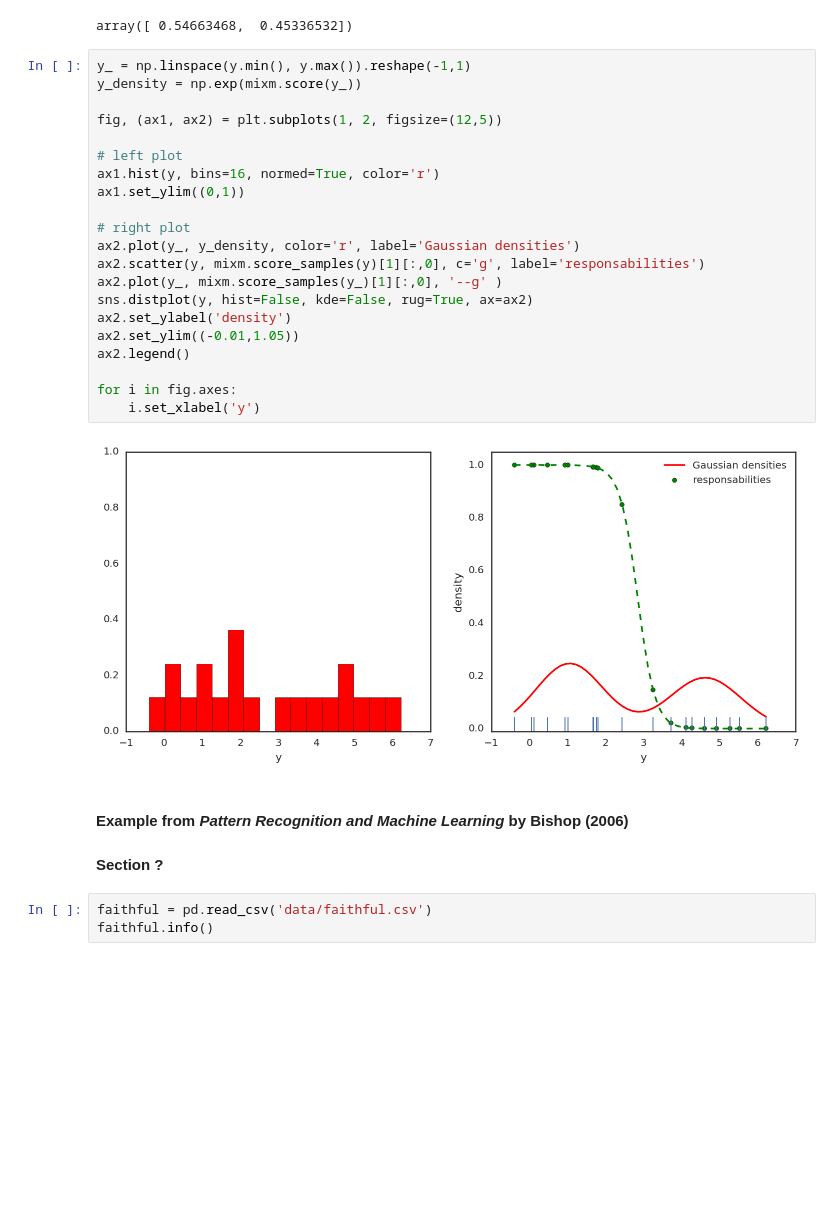
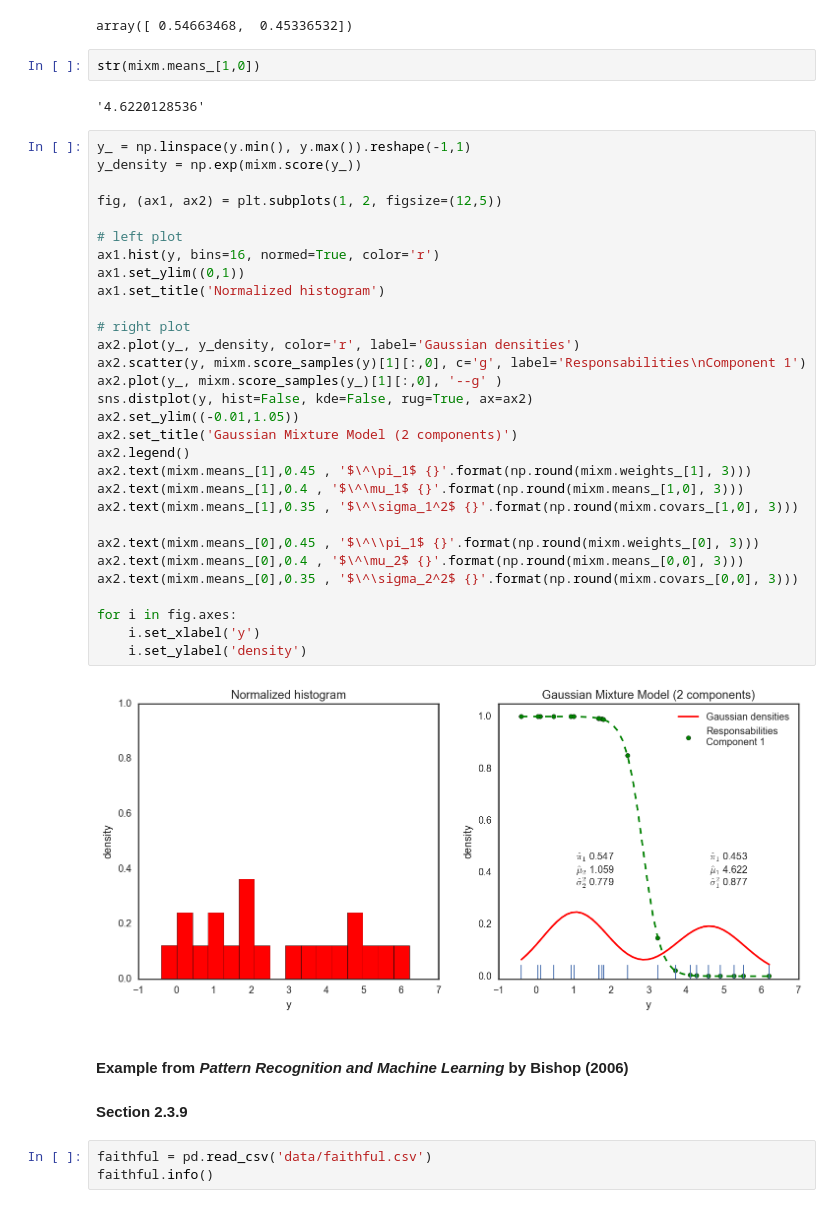
Before and after one commit to AI-Stuff/Various-Machine-Learning-bits, a Jupyter notebook: Gaussian.Mixture.Models.ipynb, the cells around one changed output. Saved outputs shown, nothing was run; the diff lists cells and outputs as text; blank space fills up the shorter version.

```diff
--- a/Gaussian.Mixture.Models.ipynb
+++ b/Gaussian.Mixture.Models.ipynb
@@ -131,32 +131,45 @@ array([[ 0.77854847],
 mixm.weights_
 # %% [output]
 array([ 0.54663468,  0.45336532])
+# %%
+str(mixm.means_[1,0])
+# %% [output]
+'4.6220128536'
 # %%
 y_ = np.linspace(y.min(), y.max()).reshape(-1,1)
 y_density = np.exp(mixm.score(y_))
 
 fig, (ax1, ax2) = plt.subplots(1, 2, figsize=(12,5))
 
 # left plot
 ax1.hist(y, bins=16, normed=True, color='r')
 ax1.set_ylim((0,1))
+ax1.set_title('Normalized histogram')
 
 # right plot
 ax2.plot(y_, y_density, color='r', label='Gaussian densities')
-ax2.scatter(y, mixm.score_samples(y)[1][:,0], c='g', label='responsabilities')
+ax2.scatter(y, mixm.score_samples(y)[1][:,0], c='g', label='Responsabilities\nComponent 1')
 ax2.plot(y_, mixm.score_samples(y_)[1][:,0], '--g' )
 sns.distplot(y, hist=False, kde=False, rug=True, ax=ax2)
-ax2.set_ylabel('density')
 ax2.set_ylim((-0.01,1.05))
+ax2.set_title('Gaussian Mixture Model (2 components)')
 ax2.legend()
+ax2.text(mixm.means_[1],0.45 , '$\^\pi_1$ {}'.format(np.round(mixm.weights_[1], 3)))
+ax2.text(mixm.means_[1],0.4 , '$\^\mu_1$ {}'.format(np.round(mixm.means_[1,0], 3)))
+ax2.text(mixm.means_[1],0.35 , '$\^\sigma_1^2$ {}'.format(np.round(mixm.covars_[1,0], 3)))
+
+ax2.text(mixm.means_[0],0.45 , '$\^\\pi_1$ {}'.format(np.round(mixm.weights_[0], 3)))
+ax2.text(mixm.means_[0],0.4 , '$\^\mu_2$ {}'.format(np.round(mixm.means_[0,0], 3)))
+ax2.text(mixm.means_[0],0.35 , '$\^\sigma_2^2$ {}'.format(np.round(mixm.covars_[0,0], 3)))
 
 for i in fig.axes:
     i.set_xlabel('y')
+    i.set_ylabel('density')
 # %% [output]
-[figure, old version]
+[figure, new version]
 # %% [markdown]
 #### Example from <i>Pattern Recognition and Machine Learning</i> by Bishop (2006)
-#### Section ?
+#### Section 2.3.9
 # %%
 faithful = pd.read_csv('data/faithful.csv')
 faithful.info()
```
Also changed, not shown: parts of 4 cells of this notebook.
